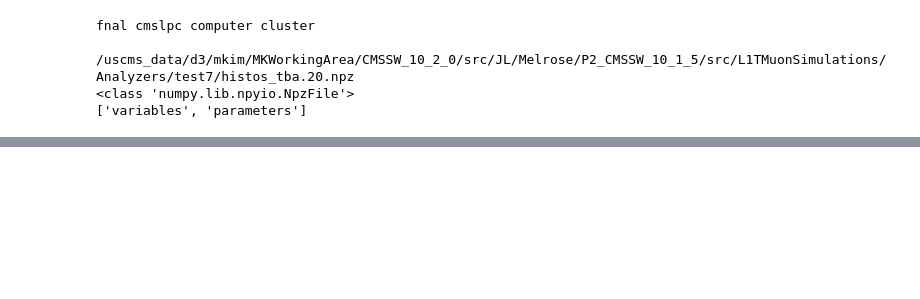
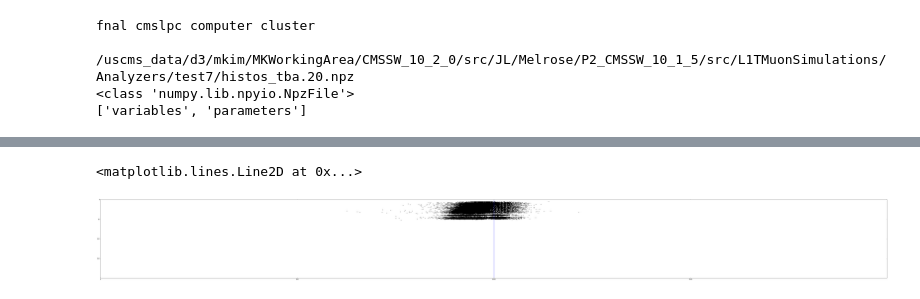
Before and after one commit to pq8556/cnn_l1t, a Jupyter notebook: cnn_image.ipynb, the cells around one changed output, grey strips where cells are left out. Cells and saved outputs as stored; diff of their text form; code cells hidden in the pictures; blank space fills up the shorter version.

```diff
--- a/cnn_image.ipynb
+++ b/cnn_image.ipynb
@@ -39 +66,9 @@ plt.imshow(np.transpose(img1), cmap="Greys")
+# %%
+# 10-30 -ve
+plt.figure(figsize=(100,500))
+plt.imshow(np.transpose(img1), cmap="Greys")
+plt.axvline(x=rpx/2)
+# %% [output]
+<matplotlib.lines.Line2D at 0x...>
+[figure, added]
 # %%
```
Also changed, not shown: parts of 9 cells of this notebook.
